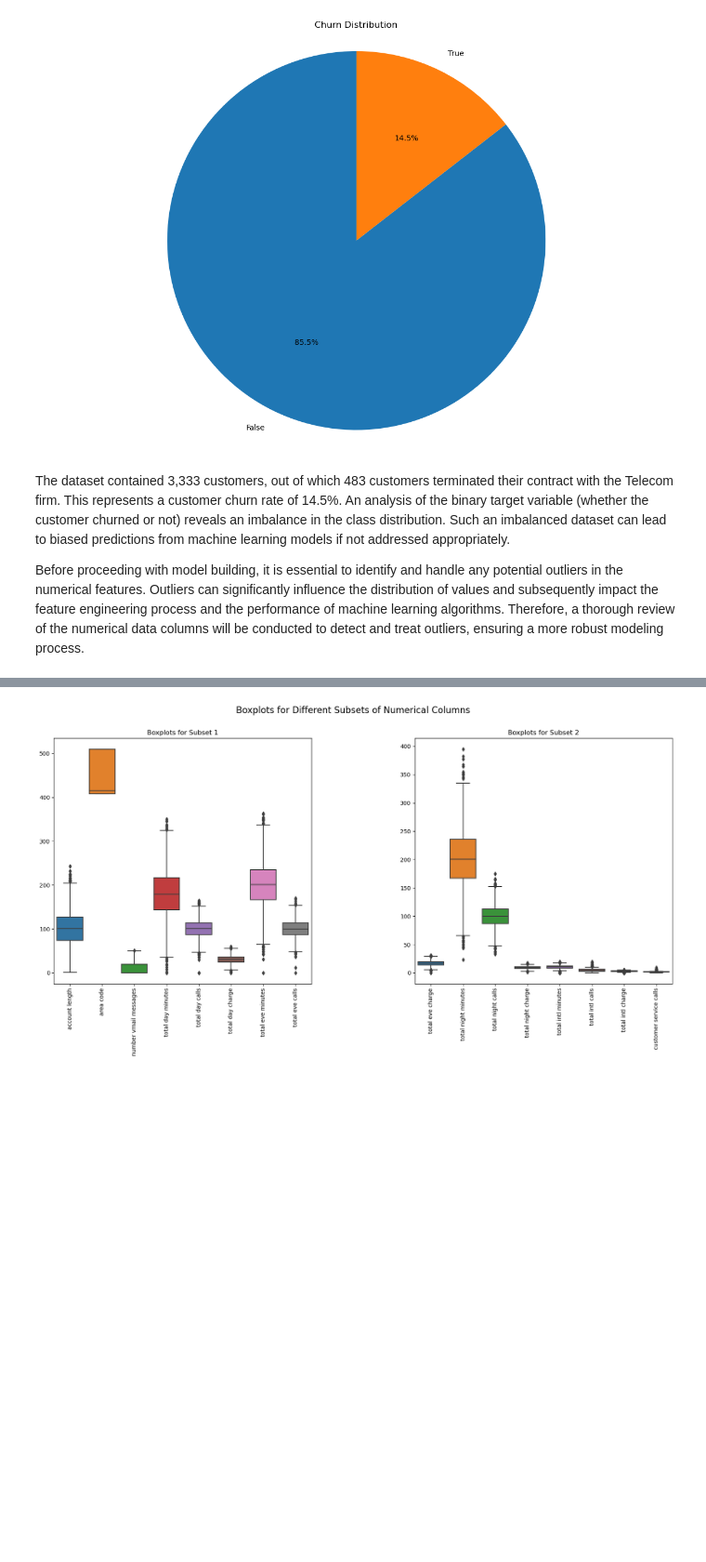
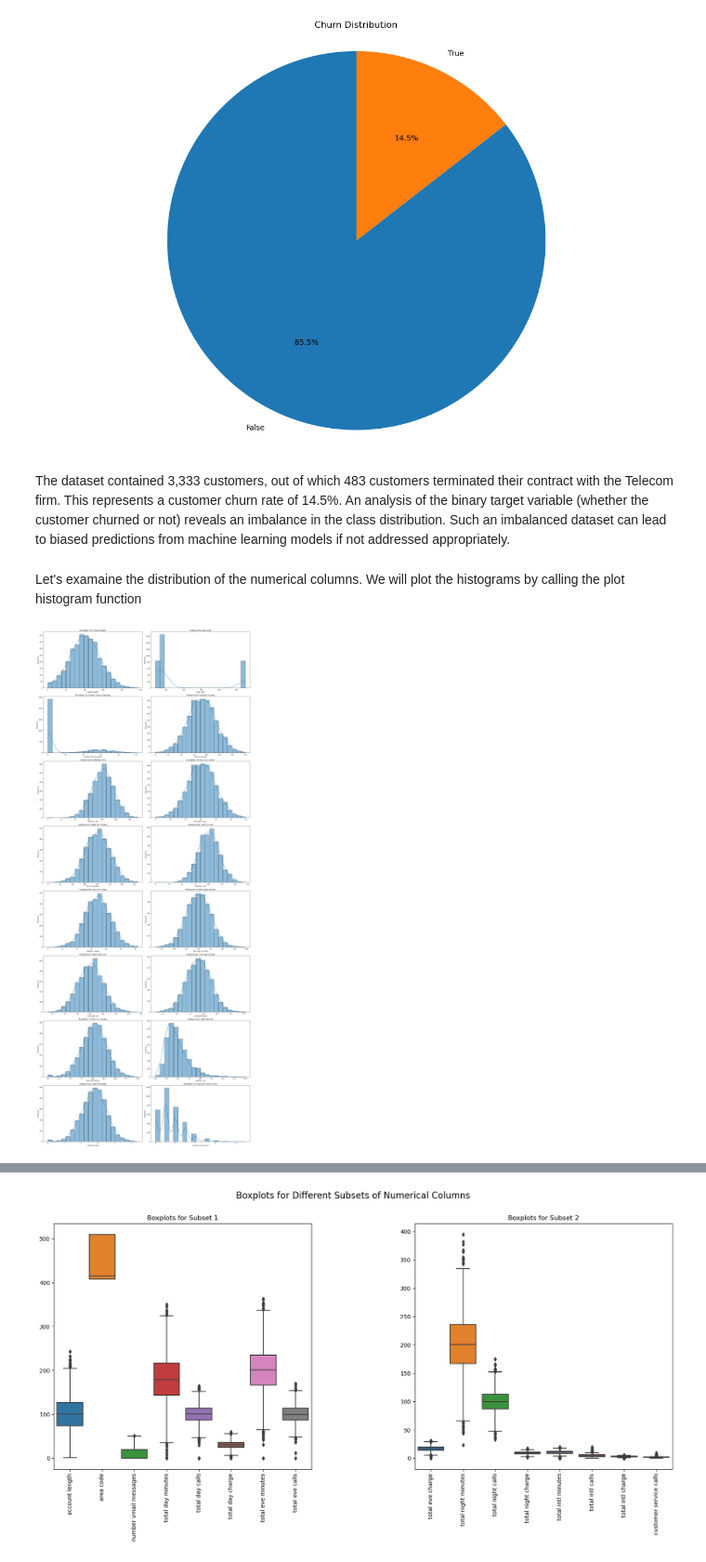
Before and after one commit to TyrionCodister/Churn-in-Telecom-, a Jupyter notebook: Syria Tel Churn Prediction.ipynb, the cells around one changed output, grey strips where cells are left out. Shown at 93% size. Drawn from its saved outputs; the diff is of its cells as text; code cells hidden in the pictures; blank space fills up the shorter version.

Commit message:
redo univariate analysis

```diff
--- a/Syria Tel Churn Prediction.ipynb
+++ b/Syria Tel Churn Prediction.ipynb
@@ -179,8 +179,8 @@ warnings.filterwarnings('ignore')
 class DataFrameLoader:
     """
     A class to load and preprocess CSV data into a Pandas DataFrame,
-    including loading, preprocessing (one-hot encoding and normalization),
-    and basic data exploration methods.
+    including loading, preprocessing
+
     """
 
     def __init__(self, file_name):
@@ -466,6 +466,40 @@ class DataAnalysis:
         plt.pie(churn_counts, labels=churn_counts.index, autopct='%1.1f%%', startangle=90)
         plt.title('Churn Distribution')
         plt.axis('equal')  # Equal aspect ratio ensures that pie is drawn as a circle
+        plt.show()
+
+    def plot_histograms(self):
+        """
+        Function to plot histograms for the distribution of all numerical features.
+        """
+        # Filter out numerical columns
+        numerical_cols = self.data.select_dtypes(include=['int64', 'float64']).columns.tolist()
+
+        # Calculate number of rows and columns for subplots
+        num_cols = len(numerical_cols)
+        num_rows = (num_cols + 1) // 2
+
+        # Create a figure with multiple subplots
+        fig, axes = plt.subplots(nrows=num_rows, ncols=2, figsize=(20, 6 * num_rows))
+
+        # Flatten the axes array
+        axes = axes.flatten()
+
+        # Plot histograms for each numerical feature
+        for i, col in enumerate(numerical_cols):
+            sns.histplot(data=self.data[col], ax=axes[i], kde=True, bins=20)
+            axes[i].set_title(f'Histogram for {col}')
+            axes[i].set_xlabel(col)
+            axes[i].set_ylabel('Frequency')
+
+        # Hide empty subplots
+        for j in range(num_cols, len(axes)):
+            axes[j].axis('off')
+
+        # Adjust layout
+        plt.tight_layout()
+
+        # Show the plot
         plt.show()
 
     def check_outliers(self):
@@ -521,6 +555,9 @@ Data loaded successfully from bigml_59c28831336c6604c800002a.csv
 [figure]
 # %% [markdown]
 The dataset contained 3,333 customers, out of which 483 customers terminated their contract with the Telecom firm. This represents a customer churn rate of 14.5%. An analysis of the binary target variable (whether the customer churned or not) reveals an imbalance in the class distribution. Such an imbalanced dataset can lead to biased predictions from machine learning models if not addressed appropriately.
-
-
-Before proceeding with model building, it is essential to identify and handle any potential outliers in the numerical features. Outliers can significantly influence the distribution of values and subsequently impact the feature engineering process and the performance of machine learning algorithms. Therefore, a thorough review of the numerical data columns will be conducted to detect and treat outliers, ensuring a more robust modeling process.
+# %% [markdown]
+Let's examaine the distribution of the numerical columns.    We will plot the histograms by calling the plot histogram function
+# %%
+data_analysis.plot_histograms()
+# %% [output]
+[figure, added]
```
Also changed, not shown: parts of 5 cells of this notebook.
